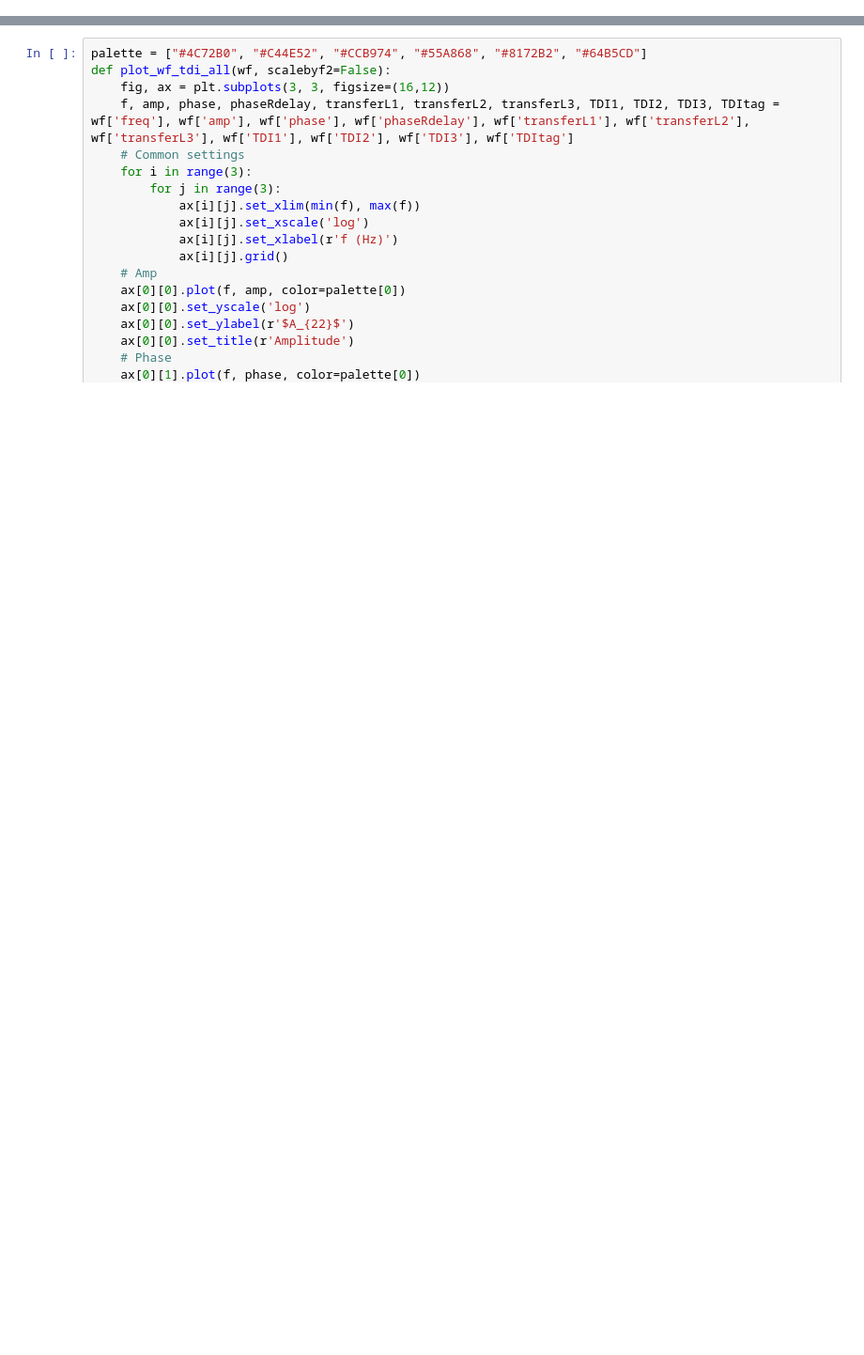
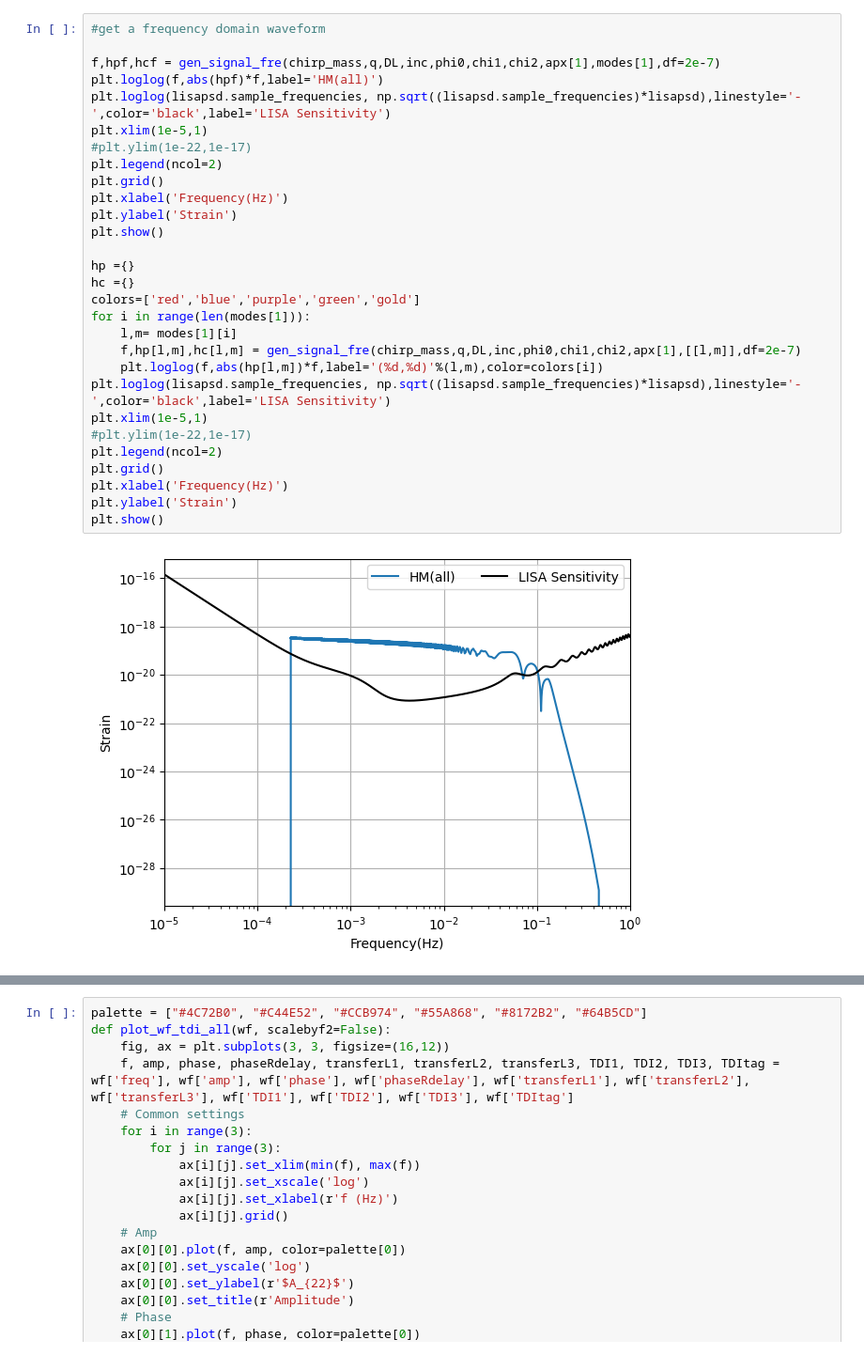
Before and after one commit to renjiewang888/LitePIG, a Jupyter notebook: signal/test_genTDI.ipynb, the cells around one changed output, grey strips where cells are left out. Shown at 94% size. Saved outputs shown, nothing was run; the diff lists cells and outputs as text; blank space fills up the shorter version.

```diff
--- a/signal/test_genTDI.ipynb
+++ b/signal/test_genTDI.ipynb
@@ -42,0 +114,31 @@ plt.xlim(1e-5,1e0)
+# %%
+#get a frequency domain waveform
+
+f,hpf,hcf = gen_signal_fre(chirp_mass,q,DL,inc,phi0,chi1,chi2,apx[1],modes[1],df=2e-7)
+plt.loglog(f,abs(hpf)*f,label='HM(all)')
+plt.loglog(lisapsd.sample_frequencies, np.sqrt((lisapsd.sample_frequencies)*lisapsd),linestyle='-',color='black',label='LISA Sensitivity')
+plt.xlim(1e-5,1)
+#plt.ylim(1e-22,1e-17)
+plt.legend(ncol=2)
+plt.grid()
+plt.xlabel('Frequency(Hz)')
+plt.ylabel('Strain')
+plt.show()
+
+hp ={}
+hc ={}
+colors=['red','blue','purple','green','gold']
+for i in range(len(modes[1])):
+    l,m= modes[1][i]
+    f,hp[l,m],hc[l,m] = gen_signal_fre(chirp_mass,q,DL,inc,phi0,chi1,chi2,apx[1],[[l,m]],df=2e-7)
+    plt.loglog(f,abs(hp[l,m])*f,label='(%d,%d)'%(l,m),color=colors[i])
+plt.loglog(lisapsd.sample_frequencies, np.sqrt((lisapsd.sample_frequencies)*lisapsd),linestyle='-',color='black',label='LISA Sensitivity')
+plt.xlim(1e-5,1)
+#plt.ylim(1e-22,1e-17)
+plt.legend(ncol=2)
+plt.grid()
+plt.xlabel('Frequency(Hz)')
+plt.ylabel('Strain')
+plt.show()
+# %% [output]
+[figure, added]
```
Also changed, not shown: parts of 91 cells of this notebook, 3 other files.
